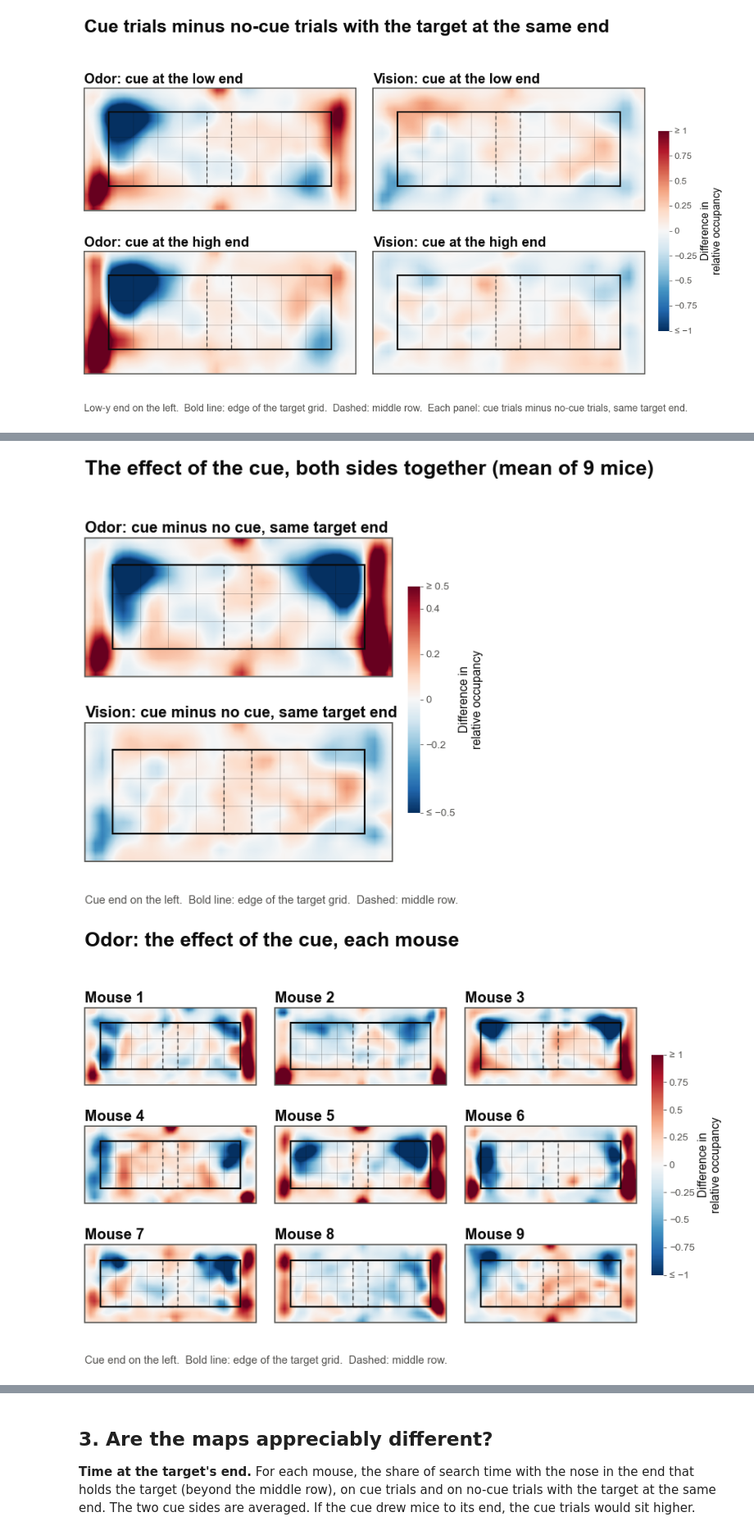
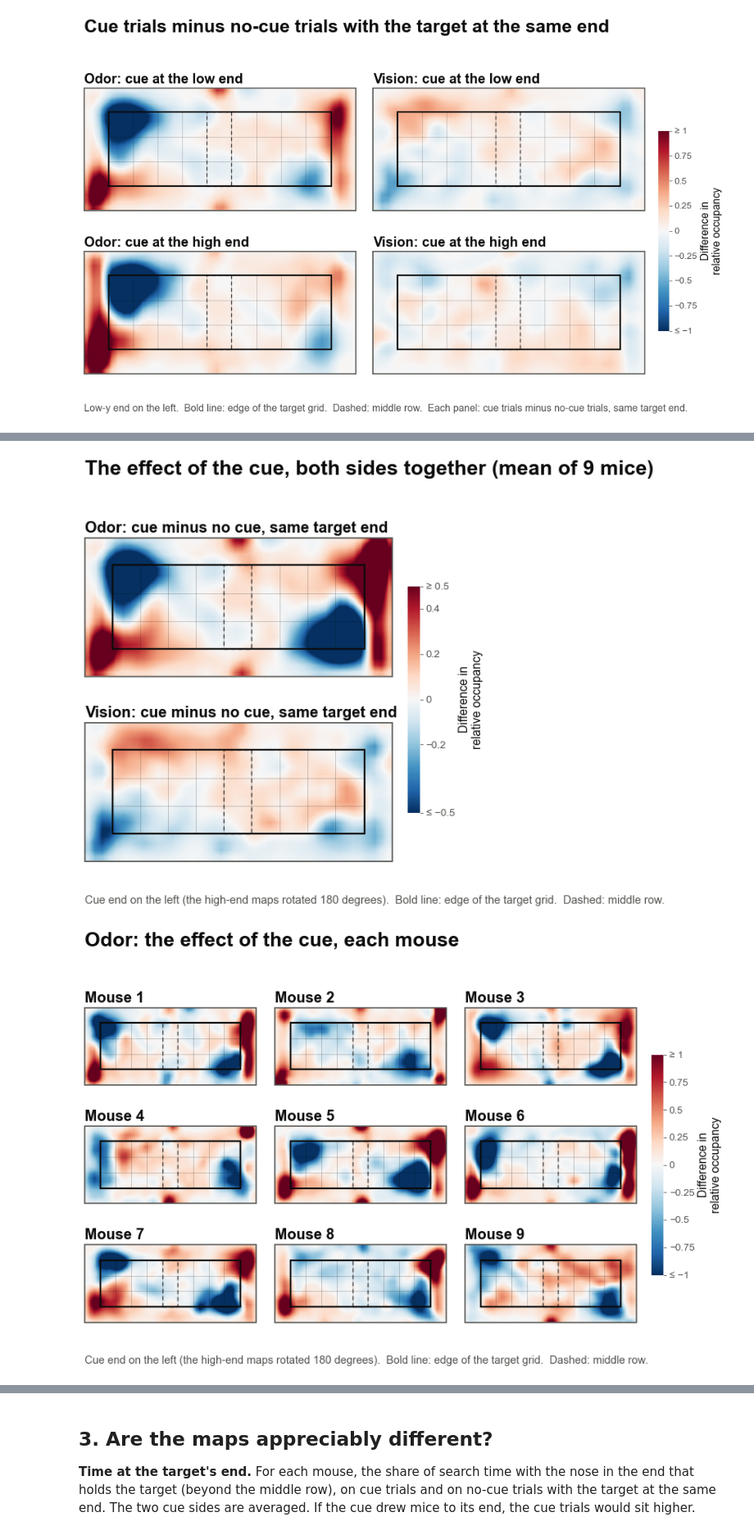
Before and after one commit to nghess/cbm-task-behavior, a Jupyter notebook: occupancy_flip.ipynb, the cells around one changed output, grey strips where cells are left out. Shown at 82% size. Cells and saved outputs as stored; diff of their text form; code cells hidden in the pictures.

```diff
--- a/occupancy_flip.ipynb
+++ b/occupancy_flip.ipynb
@@ -26,7 +26,7 @@ from src.occupancy_flip import load_flip_occupancy, TARGET_ENDS     # run `pytho
 EXPERIMENTS = ['odor', 'vision']
 EXP_LABEL = {'odor': 'Odor', 'vision': 'Vision'}
 EXP_COLOR = {'odor': '#2a78d6', 'vision': '#7a52c7'}
-from src.style import INK, MUTED, GRID, PAPER, SLIDE, use_style
+from src.style import INK, MUTED, GRID, PAPER, SLIDE, use_style, mouse_colors, mouse_legend
 PAD = 1.25                                            # scales every gap between panels and every margin around them
 use_style(slides=True)
 SLIDES_DIR = cfg.OUT_DIR / 'slides_flip'
@@ -61,11 +61,13 @@ def smooth(m):
     """Gaussian smoothing over the two spatial axes of one map or a stack of them."""
     return ndimage.gaussian_filter(m, (0,) * (m.ndim - 2) + (SMOOTH_BINS, SMOOTH_BINS), mode='nearest')
 
-def mirror(m):
-    """The map reflected end for end, so the high-y end is on the left."""
-    return m[..., ::-1, :]
+def rotate(m):
+    """The map rotated 180 degrees about the arena's center, so the high-y end is on the left. The cue is rotated, not
+    reflected, between flip states 0 and 1 (it swaps end and side), so this is what lines the two cue sides up."""
+    return m[..., ::-1, ::-1]
 
 MICE = sorted(ses.mouse.unique())
+MOUSE_COLOR = mouse_colors(MICE)                 # one color per mouse (src.style: Dark2)
 NAME = {m: f'Mouse {k}' for k, m in enumerate(MICE, start=1)}
 print('Mouse key:', ', '.join(f'{NAME[m]} = {m}' for m in MICE))
 
@@ -244,28 +246,28 @@ for k, (kind, pairs) in enumerate(DIFF.items(), start=3):
 # %%
 def cue_effect(exp, m):
     """Matched cue-minus-no-cue map for one mouse, the two cue sides averaged with the cue end on the left."""
     low = SEARCH['cue_low'][exp, m] - SEARCH['none_low'][exp, m]
     high = SEARCH['cue_high'][exp, m] - SEARCH['none_high'][exp, m]
-    return (low + mirror(high)) / 2
+    return (low + rotate(high)) / 2
 
 EFFECT = {(e, m): cue_effect(e, m) for e in EXPERIMENTS for m in MICE}
-MIRROR_KEY = 'Cue end on the left.  Bold line: edge of the target grid.  Dashed: middle row.'
+ROTATED_KEY = 'Cue end on the left (the high-end maps rotated 180 degrees).  Bold line: edge of the target grid.  Dashed: middle row.'
 
 fig = plt.figure(figsize=SLIDE)
 axes, cax = arena_axes(fig, 2, 1)
 for ax, exp in zip(axes[:, 0], EXPERIMENTS):
     im = show(ax, smooth(np.mean([EFFECT[exp, m] for m in MICE], axis=0)), cmap='RdBu_r', vmin=-DIFF_VLIM / 2, vmax=DIFF_VLIM / 2,
               diverging=True, title=f'{EXP_LABEL[exp]}: cue minus no cue, same target end')
 colorbar(fig, im, cax(frac=0.7), 'Difference in\nrelative occupancy', clipped='both')
-finish(fig, 'The effect of the cue, both sides together (mean of 9 mice)', '05_cue_effect_mean', key=MIRROR_KEY)
+finish(fig, 'The effect of the cue, both sides together (mean of 9 mice)', '05_cue_effect_mean', key=ROTATED_KEY)
 
 for exp in EXPERIMENTS:
     fig = plt.figure(figsize=SLIDE)
     axes, cax = arena_axes(fig, 3, 3, hgap=0.55)
     for ax, m in zip(axes.flat, MICE):
         im = show(ax, smooth(EFFECT[exp, m]), cmap='RdBu_r', vmin=-DIFF_VLIM, vmax=DIFF_VLIM, diverging=True, title=NAME[m])
     colorbar(fig, im, cax(frac=0.7), 'Difference in\nrelative occupancy', clipped='both')
-    finish(fig, f'{EXP_LABEL[exp]}: the effect of the cue, each mouse', f'06_cue_effect_mice_{exp}', key=MIRROR_KEY)
+    finish(fig, f'{EXP_LABEL[exp]}: the effect of the cue, each mouse', f'06_cue_effect_mice_{exp}', key=ROTATED_KEY)
 # %% [output]
-[figure, old version]
+[figure, new version]
-[figure, old version]
+[figure, new version]
```
Also changed, not shown: parts of 6 cells of this notebook, 9 other files.
